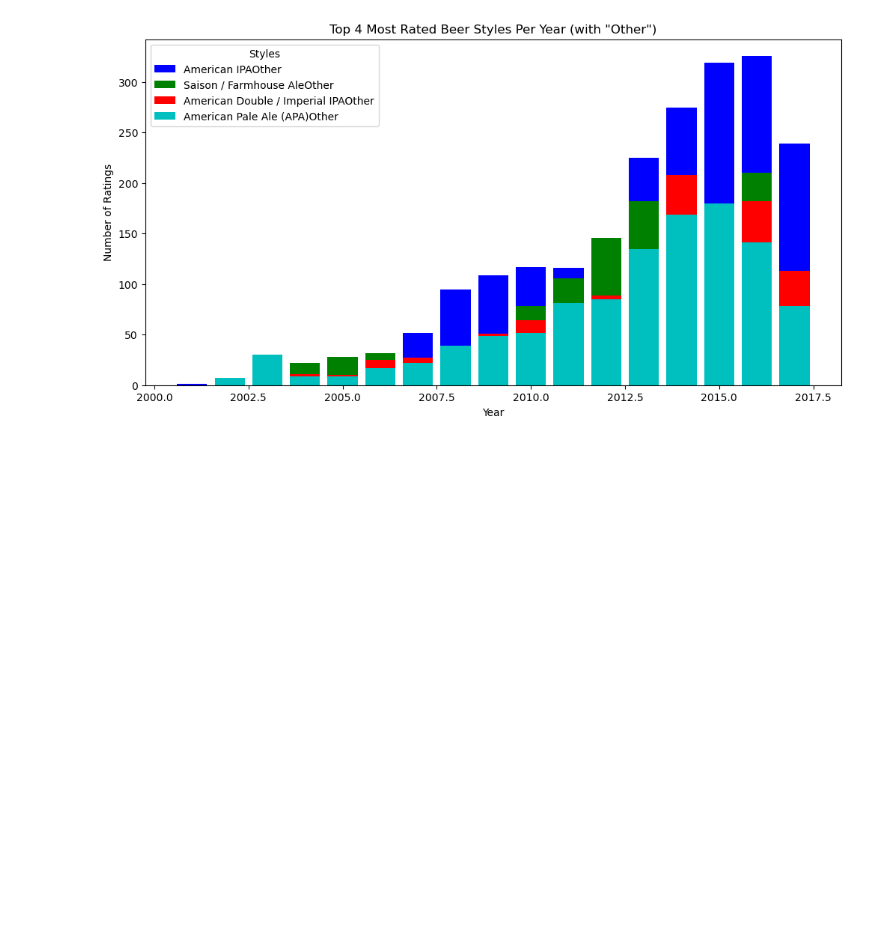
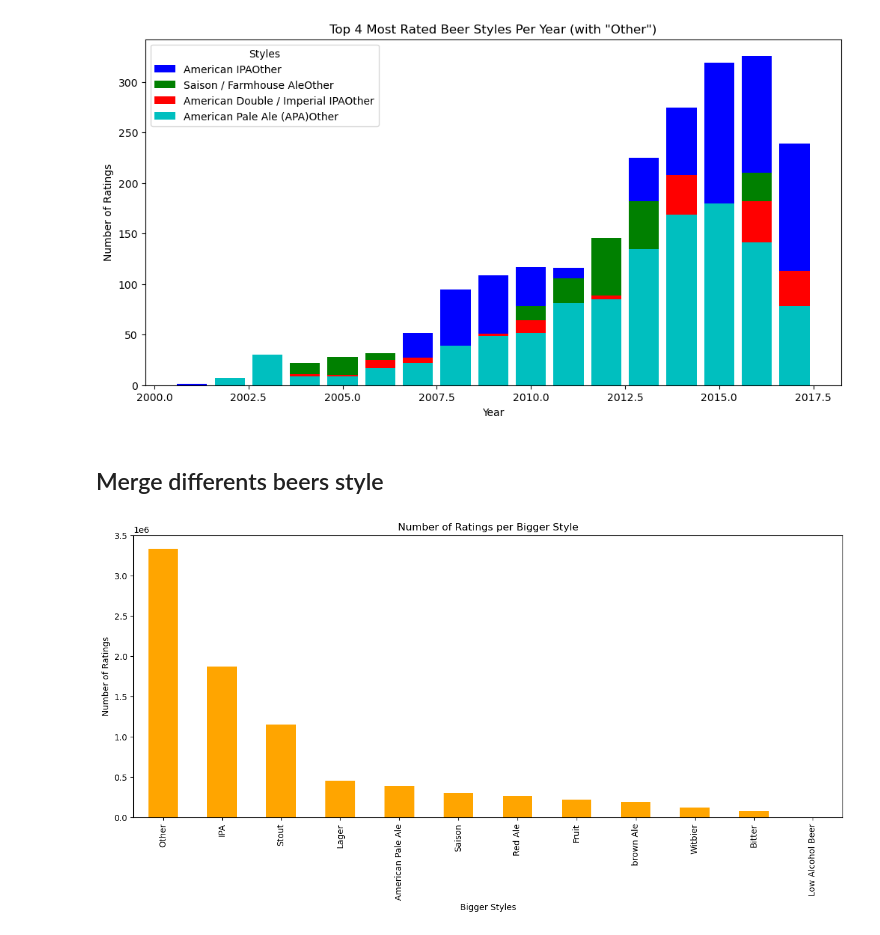
Before and after one commit to epfl-ada/ada-2023-project-dondada, a Jupyter notebook: MilestoneP2.ipynb, the cells around one changed output. Cells and saved outputs as stored; diff of their text form; code cells hidden in the pictures; blank space fills up the shorter version.

Commit message:
merged beer style

```diff
--- a/MilestoneP2.ipynb
+++ b/MilestoneP2.ipynb
@@ -824,3 +830,5 @@ plt.title('Top 4 Most Rated Beer Styles Per Year (with "Other")')
 plt.show()
 # %% [output]
 [figure]
+# %% [markdown]
+## Merge differents beers style
@@ -826,0 +871,16 @@ plt.show()
+# %%
+# Assuming beers_ba_f is your DataFrame with the 'bigger_style' and 'nbr_ratings' columns
+
+# Group by 'bigger_style' and calculate the sum of 'nbr_ratings' for each group
+ratings_per_style = beers_ba_f.groupby('bigger_style')['nbr_ratings'].sum().sort_values(ascending = False)
+
+# Plotting the bar chart
+plt.figure(figsize=(15, 6))
+ratings_per_style.plot(kind='bar', color='orange')
+plt.title('Number of Ratings per Bigger Style')
+plt.xlabel('Bigger Styles')
+plt.ylabel('Number of Ratings')
+#plt.yscale('log')
+plt.show()
+# %% [output]
+[figure, added]
```
Also changed, not shown: parts of 9 cells of this notebook.
